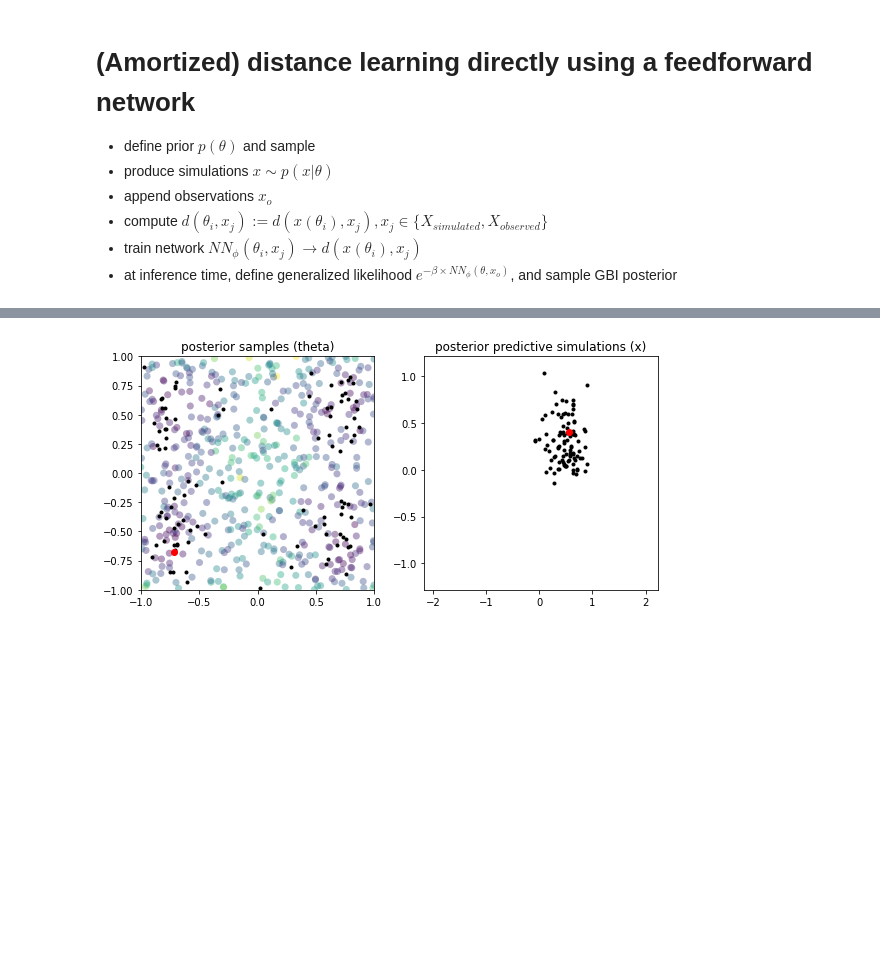
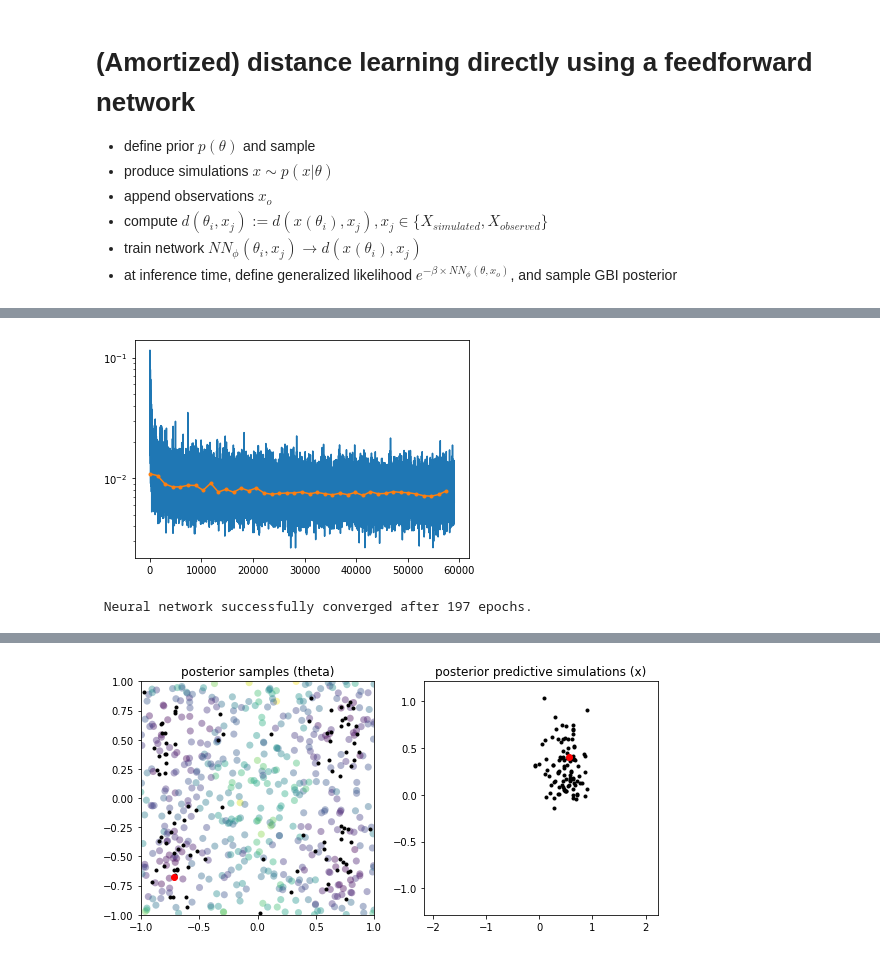
Before and after one commit to mackelab/neuralgbi, a Jupyter notebook: paper/fig4/notebooks/01_distance_learning.ipynb, the cells around one changed output, grey strips where cells are left out. Saved outputs shown, nothing was run; the diff lists cells and outputs as text; code cells hidden in the pictures; blank space fills up the shorter version.

```diff
--- a/paper/fig4/notebooks/01_distance_learning.ipynb
+++ b/paper/fig4/notebooks/01_distance_learning.ipynb
@@ -14,0 +145,9 @@ The autoreload extension is already loaded. To reload it, use:
+# %%
+# Make appended x tensor that includes simulations and observations
+x_target = torch.concat([x, x_obs], dim=0)
+
+# Construct training indices, (idx_theta, idx_x) pairs
+idx_train = Tensor(np.indices((theta.shape[0],x_target.shape[0])).reshape((2,-1)).T).to(int)
+
+# Precompute distances, in shape of [num_theta, num_x], with num_x >= num_theta
+dist_precompute = torch.hstack([dist(x.unsqueeze(1), x_t).unsqueeze(1) for x_t in x_target])
@@ -14,0 +218,13 @@ The autoreload extension is already loaded. To reload it, use:
+# %%
+plt.plot(train_losses)
+plt.plot(val_losses[:,0],val_losses[:,1], '.-')
+plt.yscale('log')
+# %% [output]
+[figure, added]
+# %%
+# NPE
+inference = SNPE(prior, density_estimator='nsf')
+density_estimator = inference.append_simulations(theta, x).train()
+posterior = inference.build_posterior(density_estimator)
+# %% [output]
+ Neural network successfully converged after 197 epochs.
```
Also changed, not shown: parts of 19 cells of this notebook, 3 other files.
